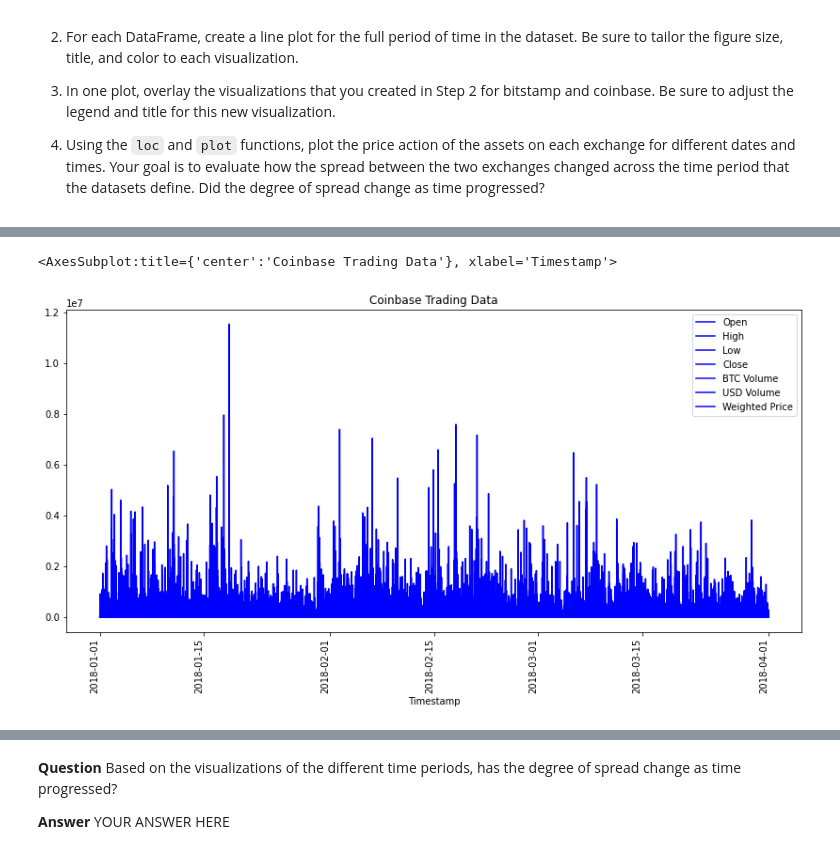
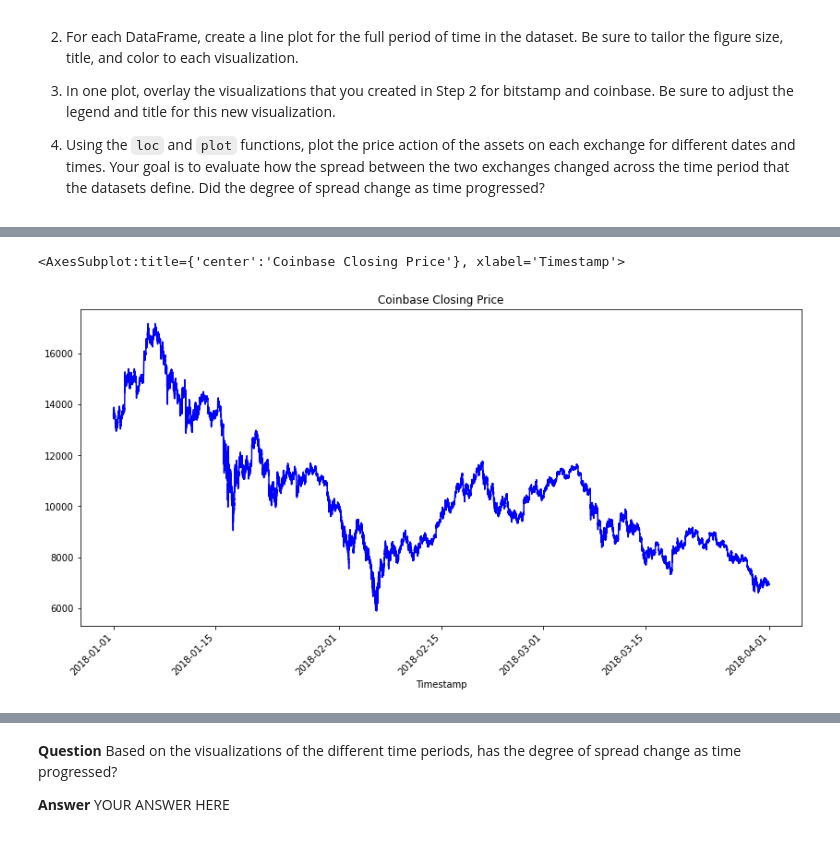
Before and after one commit to jojomani/BTC_Fin_Analysis, a Jupyter notebook: crypto_arbitrage.ipynb, the cells around one changed output, grey strips where cells are left out. Cells and saved outputs as stored; diff of their text form; code cells hidden in the pictures.

```diff
--- a/crypto_arbitrage.ipynb
+++ b/crypto_arbitrage.ipynb
@@ -366,10 +366,10 @@ bitstamp_df.plot.line(figsize=(14,7), rot=90, color="lightgreen", title="Bitstam
 # %%
 # Create a line plot for the coinbase DataFrame for the full length of time in the dataset
 # Be sure that the figure size, title, and color are tailored to each visualization
-coinbase_df.plot.line(figsize=(14,7), rot=90, color="blue", title="Coinbase Trading Data")
+coinbase_sliced.plot.line(figsize=(14,7), rot=45, color="blue", title="Coinbase Closing Price")
 # %% [output]
-<AxesSubplot:title={'center':'Coinbase Trading Data'}, xlabel='Timestamp'>
+<AxesSubplot:title={'center':'Coinbase Closing Price'}, xlabel='Timestamp'>
-[figure, old version]
+[figure, new version]
 # %%
 # Overlay the visualizations for the bitstamp and coinbase DataFrames in one plot
 # The plot should visualize the prices over the full lenth of the dataset
```
Also changed, not shown: parts of 22 cells of this notebook.
